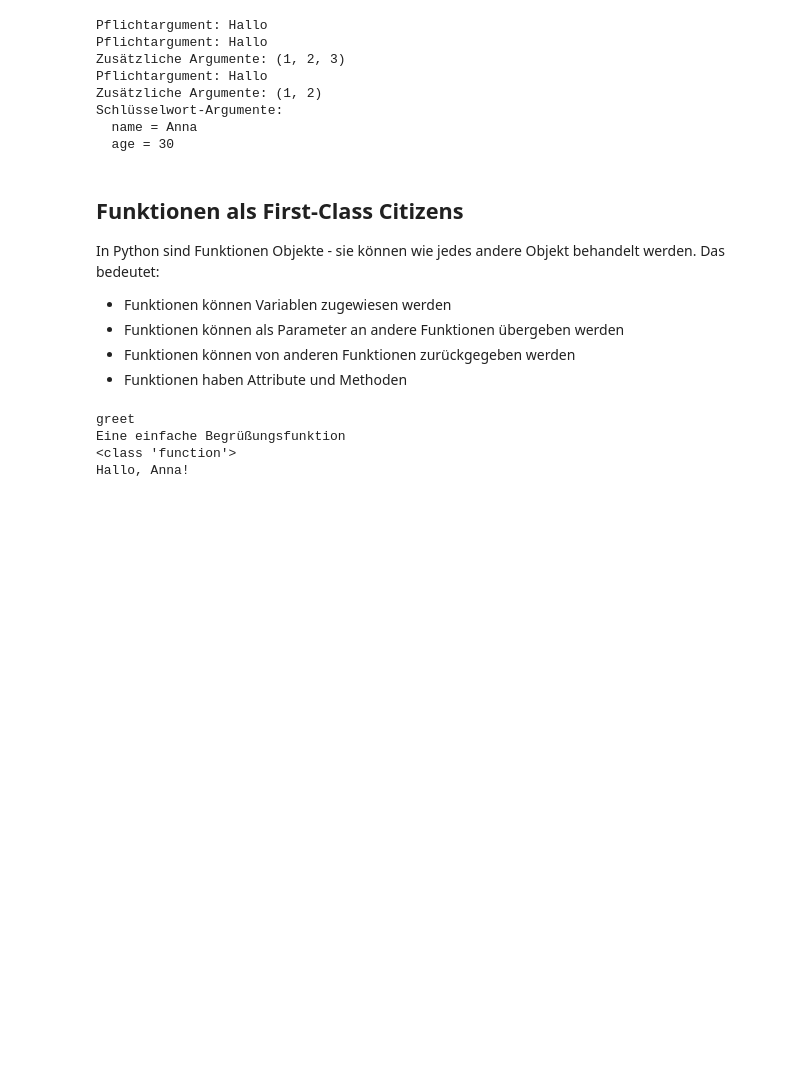
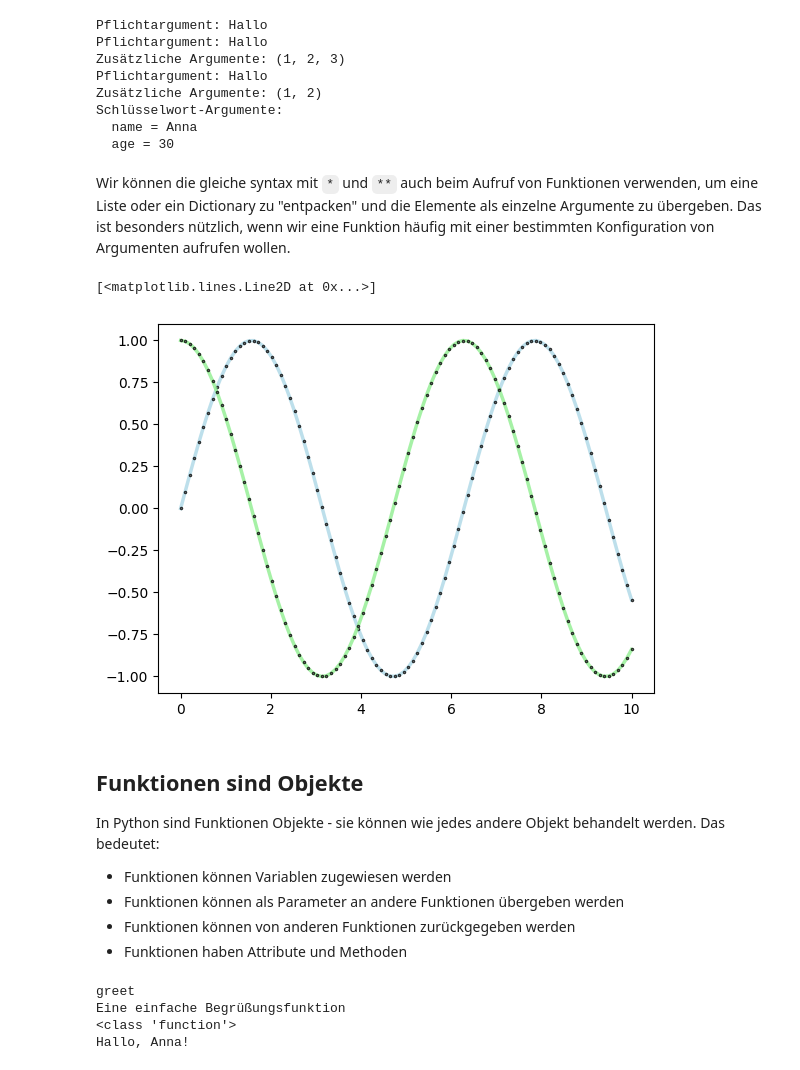
Before and after one commit to stackfuel/Python_Live_Sessions, a Jupyter notebook: advanced/3_higher_order_functions/decorators_notebook.ipynb, the cells around one changed output. Drawn from its saved outputs; the diff is of its cells as text; code cells hidden in the pictures; blank space fills up the shorter version.

```diff
--- a/advanced/3_higher_order_functions/decorators_notebook.ipynb
+++ b/advanced/3_higher_order_functions/decorators_notebook.ipynb
@@ -64,8 +71,41 @@ Zusätzliche Argumente: (1, 2)
 Schlüsselwort-Argumente:
   name = Anna
   age = 30
+# %% [markdown]
+Wir können die gleiche syntax mit `*` und `**` auch beim Aufruf von Funktionen verwenden, um eine Liste oder ein Dictionary zu "entpacken" und die Elemente als einzelne Argumente zu übergeben. Das ist besonders nützlich, wenn wir eine Funktion häufig mit einer bestimmten Konfiguration von Argumenten aufrufen wollen.
+# %%
+import matplotlib.pyplot as plt
+import numpy as np
+
+x = np.linspace(0, 10, 100)
+y_sin = np.sin(x)
+y_cos = np.cos(x)
+# %%
+line_config = {
+    'linewidth': 2.5,
+    'linestyle': '-',
+    'alpha': 0.8,
+    'marker': '.',
+    'markersize': 2,
+    'markerfacecolor': 'white',
+    'markeredgecolor': 'black',
+    'markeredgewidth': 1.5,
+    'color': 'lightblue',
+}
+
+plt.plot(x, y_sin, **line_config)
+
+cos_config = line_config.copy()
+cos_config.update({
+    'color': 'lightgreen'
+})
+
+plt.plot(x, y_cos, **cos_config)
+# %% [output]
+[<matplotlib.lines.Line2D at 0x...>]
+[figure, added]
 # %% [markdown]
-## Funktionen als First-Class Citizens
+## Funktionen sind Objekte
 In Python sind Funktionen Objekte - sie können wie jedes andere Objekt behandelt werden. Das bedeutet:
 
 - Funktionen können Variablen zugewiesen werden
```
Also changed, not shown: parts of 15 cells of this notebook.
